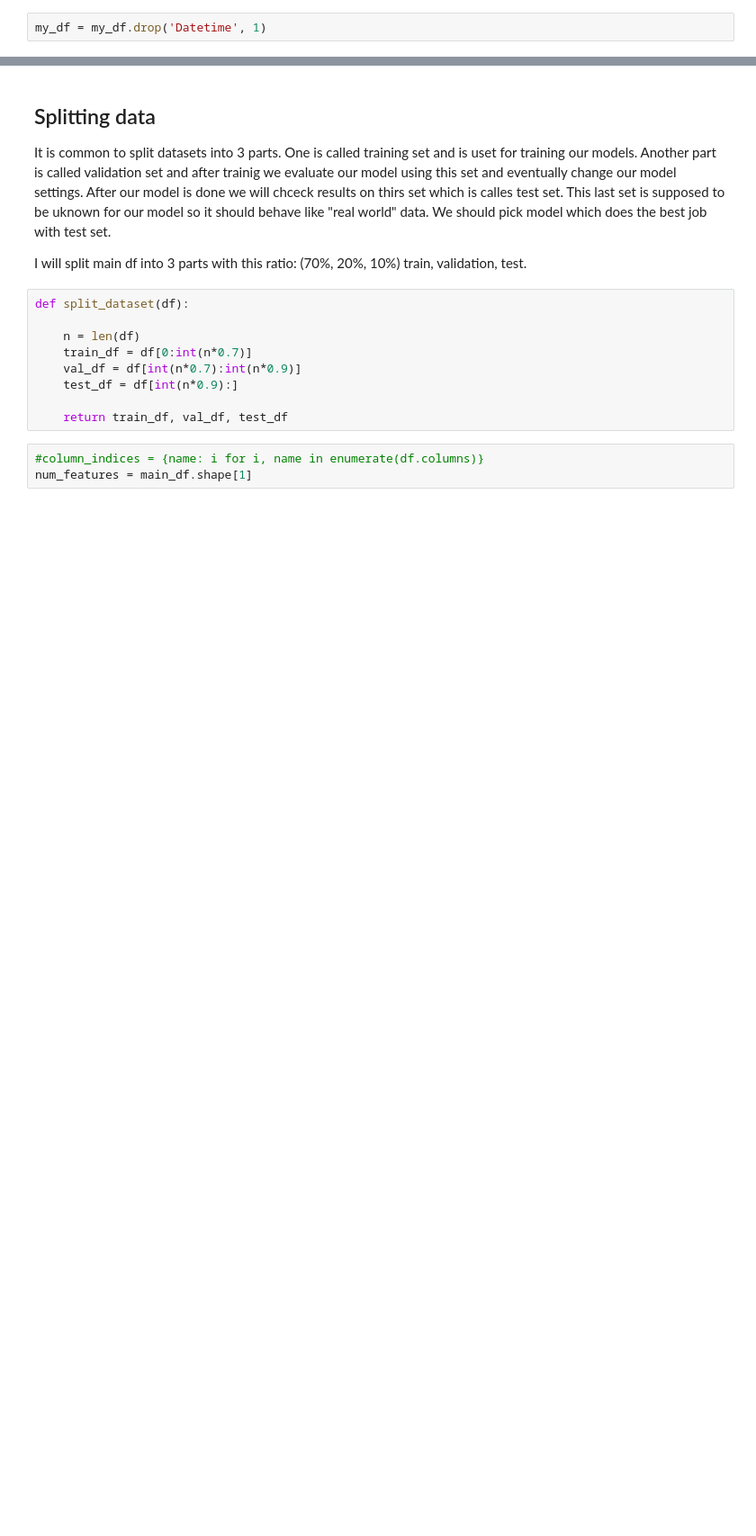
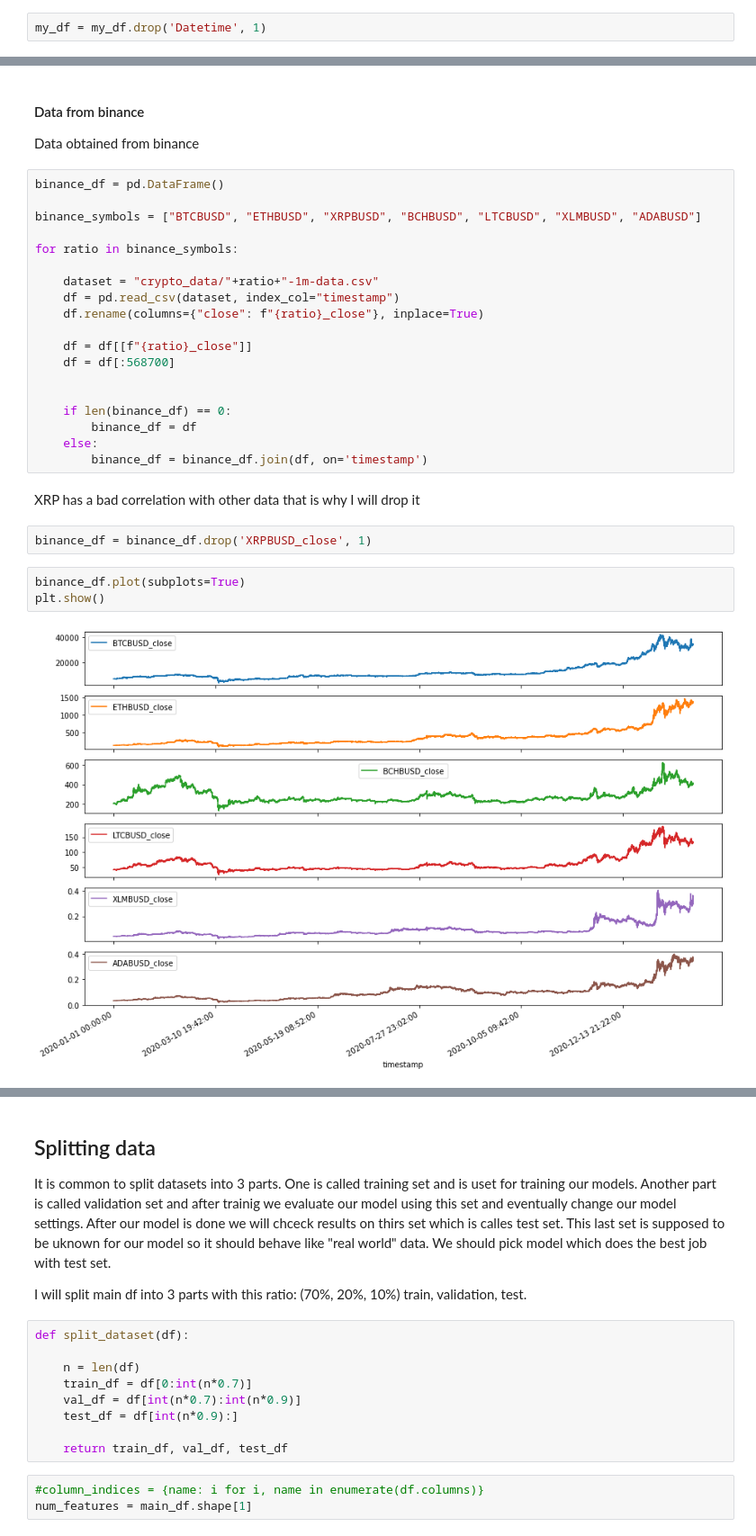
Before and after one commit to ondrabimka/RNN_prediction, a Jupyter notebook: Forecasting.ipynb, the cells around one changed output, grey strips where cells are left out. Shown at 90% size. Saved outputs shown, nothing was run; the diff lists cells and outputs as text; blank space fills up the shorter version.

```diff
--- a/Forecasting.ipynb
+++ b/Forecasting.ipynb
@@ -128,0 +173,32 @@ my_df = my_df.drop('Datetime', 1)
+# %% [markdown]
+#### Data from binance
+
+Data obtained from binance
+# %%
+binance_df = pd.DataFrame()
+
+binance_symbols = ["BTCBUSD", "ETHBUSD", "XRPBUSD", "BCHBUSD", "LTCBUSD", "XLMBUSD", "ADABUSD"]
+
+for ratio in binance_symbols:
+
+    dataset = "crypto_data/"+ratio+"-1m-data.csv"
+    df = pd.read_csv(dataset, index_col="timestamp")
+    df.rename(columns={"close": f"{ratio}_close"}, inplace=True)
+
+    df = df[[f"{ratio}_close"]]
+    df = df[:568700]
+
+
+    if len(binance_df) == 0:
+        binance_df = df
+    else:
+        binance_df = binance_df.join(df, on='timestamp')
+# %% [markdown]
+XRP has a bad correlation with other data that is why I will drop it
+# %%
+binance_df = binance_df.drop('XRPBUSD_close', 1)
+# %%
+binance_df.plot(subplots=True)
+plt.show()
+# %% [output]
+[figure, added]
```
Also changed, not shown: parts of 170 cells of this notebook, 2 other files.
